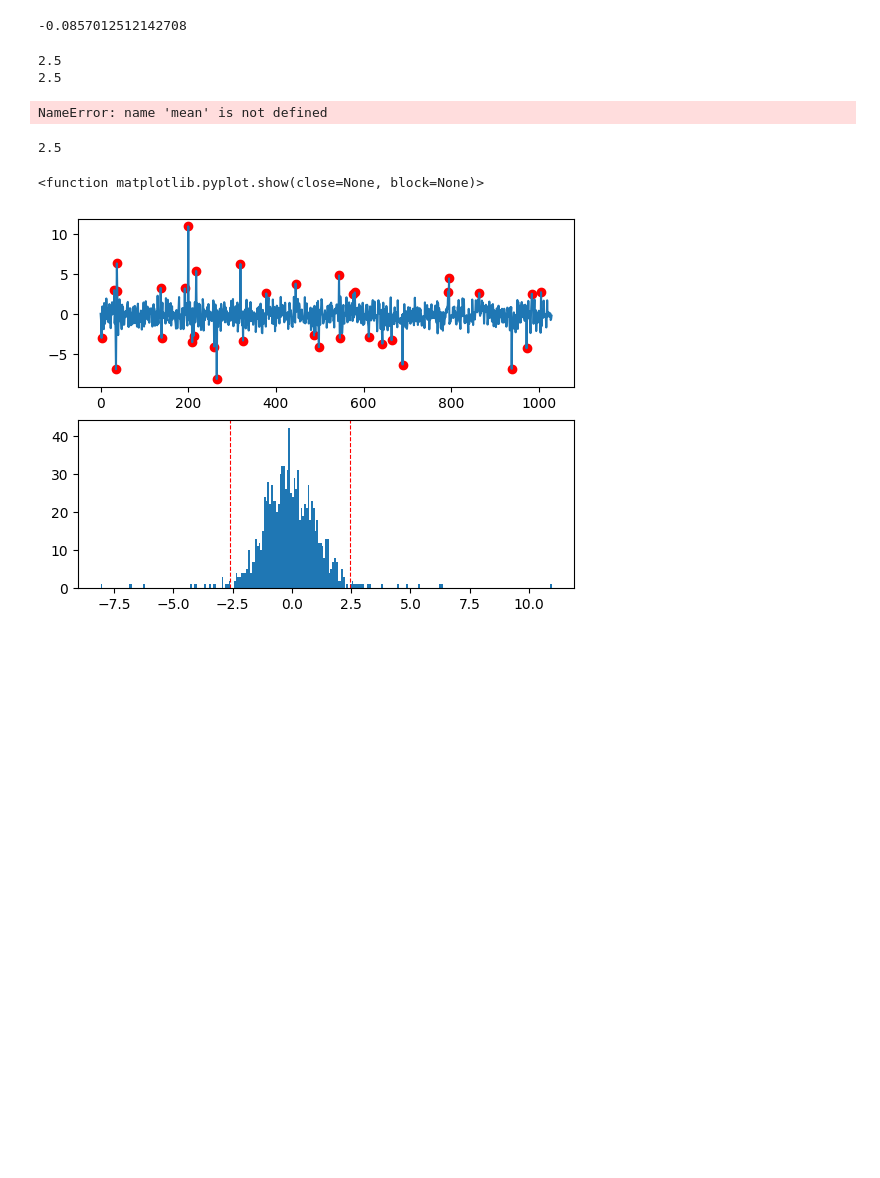
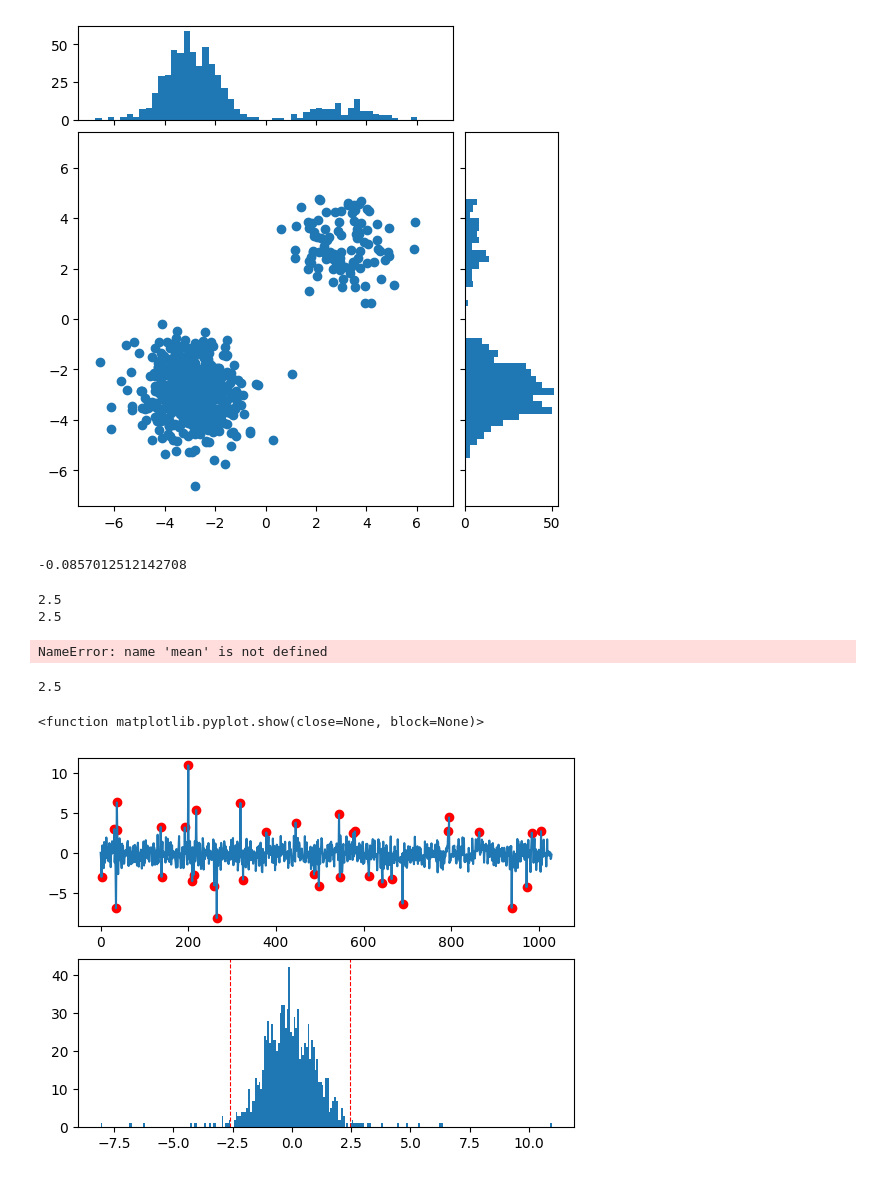
Before and after one commit to SavvasEft/OutliersLab, a Jupyter notebook: notebooks/make_data.ipynb, the cells around one changed output. Cells and saved outputs as stored; diff of their text form; code cells hidden in the pictures; blank space fills up the shorter version.

Commit message:
added first option for generating 2d data, and added 1d z-score and IQR analysis for each access separately.

```diff
--- a/notebooks/make_data.ipynb
+++ b/notebooks/make_data.ipynb
@@ -14,3 +21,52 @@ np.savetxt("1d_data.csv", x3, delimiter=",")
+# %%
+# Fixing random state for reproducibility
+np.random.seed(19680801)
+
+# some random data
+X=np.random.randn(700, 2)
+X[:500] -= 3
+X[500:] += 3
+
+# x = np.random.randn(1000)
+# y = np.random.randn(1000)
+x = X[:,0]
+y = X[:,1]
+
+def scatter_hist_for_2d_data(x, y, ax, ax_histx, ax_histy):
+    # no labels
+    ax_histx.tick_params(axis="x", labelbottom=False)
+    ax_histy.tick_params(axis="y", labelleft=False)
+
+    # the scatter plot:
+    ax.scatter(x, y)
+
+    # now determine nice limits by hand:
+    binwidth = 0.25
+    xymax = max(np.max(np.abs(x)), np.max(np.abs(y)))
+    lim = (int(xymax/binwidth) + 1) * binwidth
+
+    bins = np.arange(-lim, lim + binwidth, binwidth)
+    ax_histx.hist(x, bins=bins)
+    ax_histy.hist(y, bins=bins, orientation='horizontal')
+
+
+def get_2d_distrib_plots(x, y)
+    # Start with a square Figure.
+    fig = plt.figure(figsize=(6, 6))
+    # Add a gridspec with two rows and two columns and a ratio of 1 to 4 between
+    # the size of the marginal axes and the main axes in both directions.
+    # Also adjust the subplot parameters for a square plot.
+    gs = fig.add_gridspec(2, 2,  width_ratios=(4, 1), height_ratios=(1, 4),
+                        left=0.1, right=0.9, bottom=0.1, top=0.9,
+                        wspace=0.05, hspace=0.05)
+    # Create the Axes.
+    ax = fig.add_subplot(gs[1, 0])
+    ax_histx = fig.add_subplot(gs[0, 0], sharex=ax)
+    ax_histy = fig.add_subplot(gs[1, 1], sharey=ax)
+    # Draw the scatter plot and marginals.
+    return scatter_hist_for_2d_data(x, y, ax, ax_histx, ax_histy)
+# %% [output]
+[figure, added]
 # %%
 def z_score_anomaly_indexes(data, threshold):
     #for 1d data
```
Also changed, not shown: parts of 2 cells of this notebook, 7 other files.
